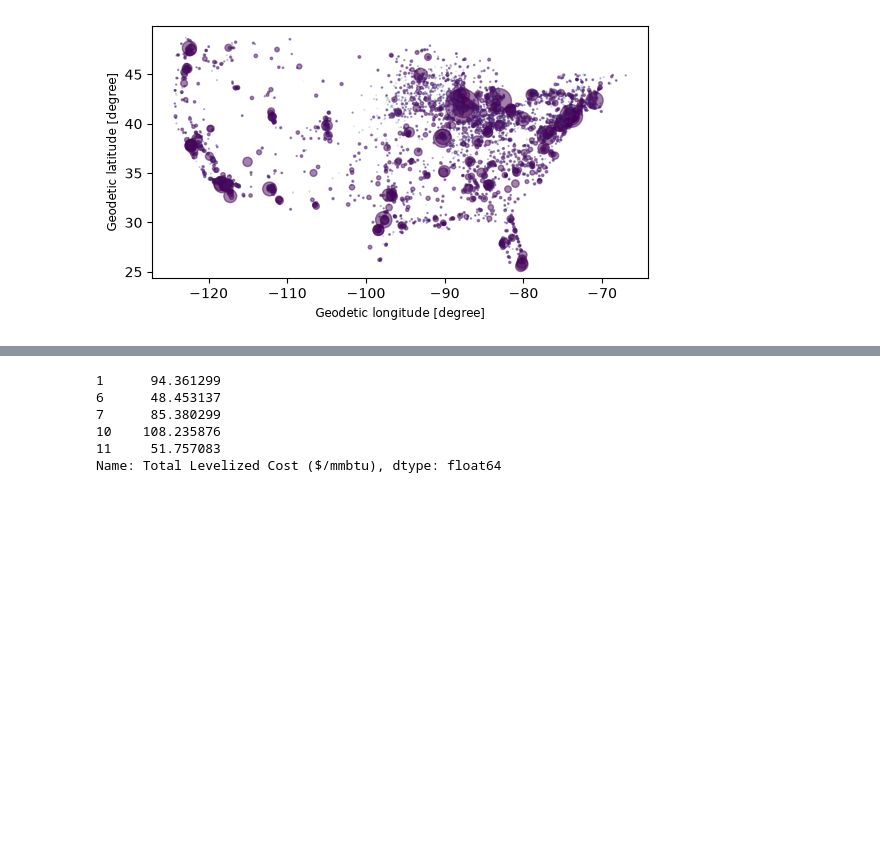
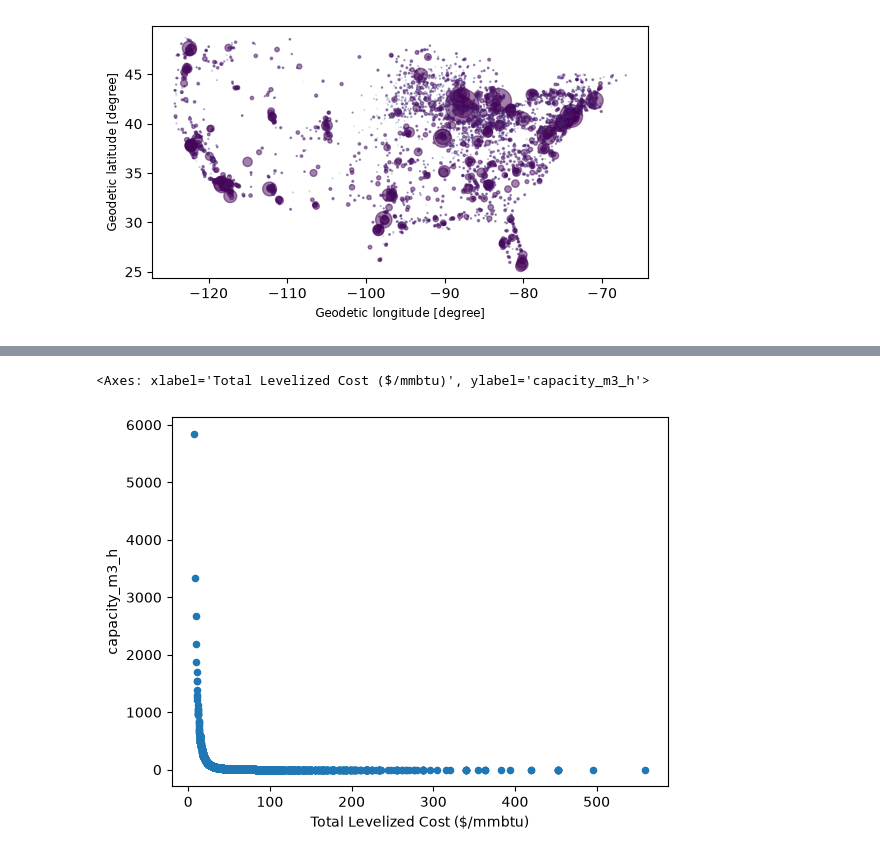
Before and after one commit to JJE-10/biogas-upgrading-project, a Jupyter notebook: sorting_ad_cwns.ipynb, the cells around one changed output, grey strips where cells are left out. Cells and saved outputs as stored; diff of their text form; code cells hidden in the pictures; blank space fills up the shorter version.

```diff
--- a/sorting_ad_cwns.ipynb
+++ b/sorting_ad_cwns.ipynb
@@ -209,9 +203,5 @@ gdf.plot(
 # %%
-df["Total Levelized Cost ($/mmbtu)"].head()
+df.plot(kind='scatter',x="Total Levelized Cost ($/mmbtu)",y="capacity_m3_h")
 # %% [output]
-1      94.361299
-6      48.453137
-7      85.380299
-10    108.235876
-11     51.757083
-Name: Total Levelized Cost ($/mmbtu), dtype: float64
+<Axes: xlabel='Total Levelized Cost ($/mmbtu)', ylabel='capacity_m3_h'>
+[figure, added]
```
Also changed, not shown: parts of 1 cell of this notebook.
